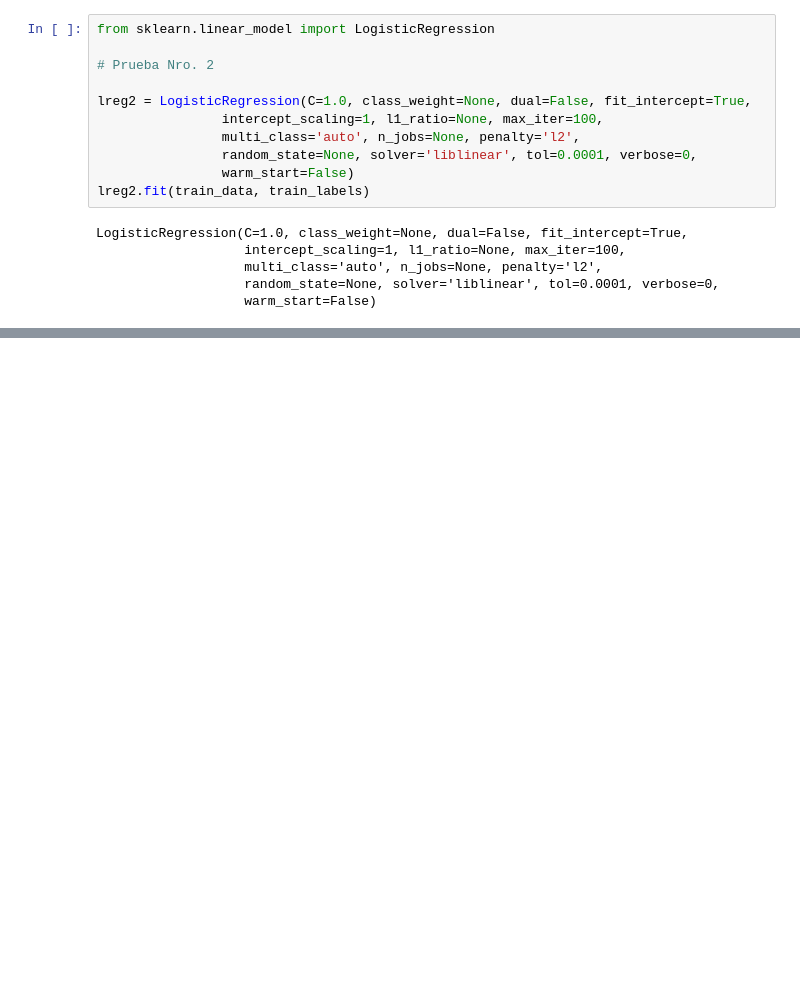
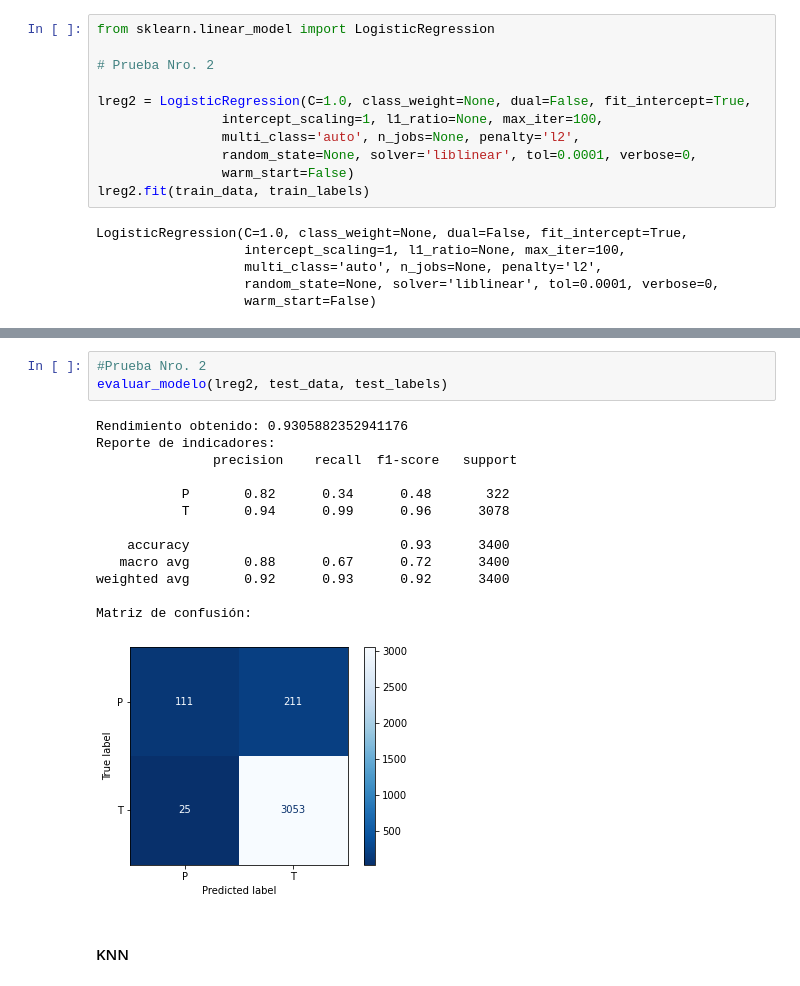
Before and after one commit to pacogp/TFM, a Jupyter notebook: Evaluación_Despliegue_TFM.ipynb, the cells around one changed output, grey strips where cells are left out. Saved outputs shown, nothing was run; the diff lists cells and outputs as text; blank space fills up the shorter version.

```diff
--- a/Evaluación_Despliegue_TFM.ipynb
+++ b/Evaluación_Despliegue_TFM.ipynb
@@ -212,0 +230,19 @@ LogisticRegression(C=1.0, class_weight=None, dual=False, fit_intercept=True,
+# %%
+#Prueba Nro. 2
+evaluar_modelo(lreg2, test_data, test_labels)
+# %% [output]
+Rendimiento obtenido: 0.9305882352941176
+Reporte de indicadores:
+               precision    recall  f1-score   support
+
+           P       0.82      0.34      0.48       322
+           T       0.94      0.99      0.96      3078
+
+    accuracy                           0.93      3400
+   macro avg       0.88      0.67      0.72      3400
+weighted avg       0.92      0.93      0.92      3400
+
+Matriz de confusión:
+[figure, added]
+# %% [markdown]
+#### KNN
```
Also changed, not shown: parts of 15 cells of this notebook.
